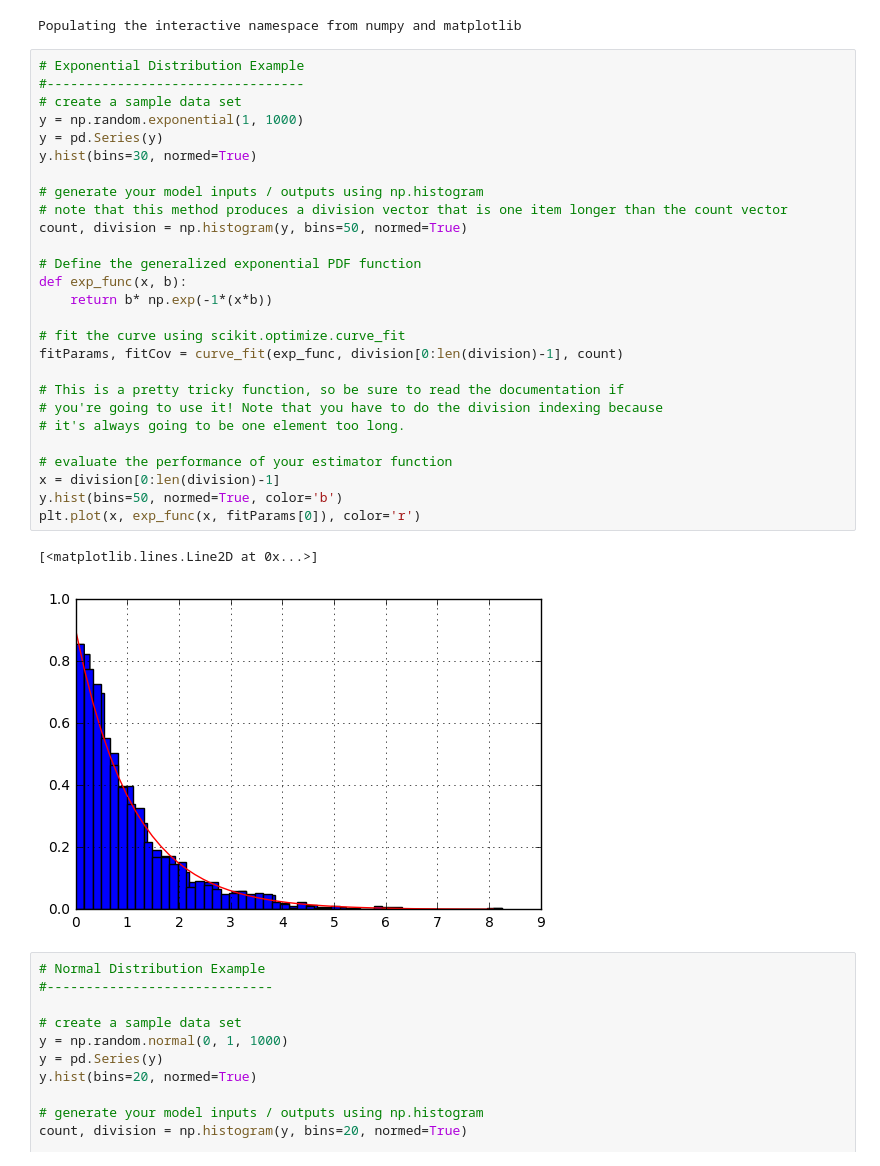
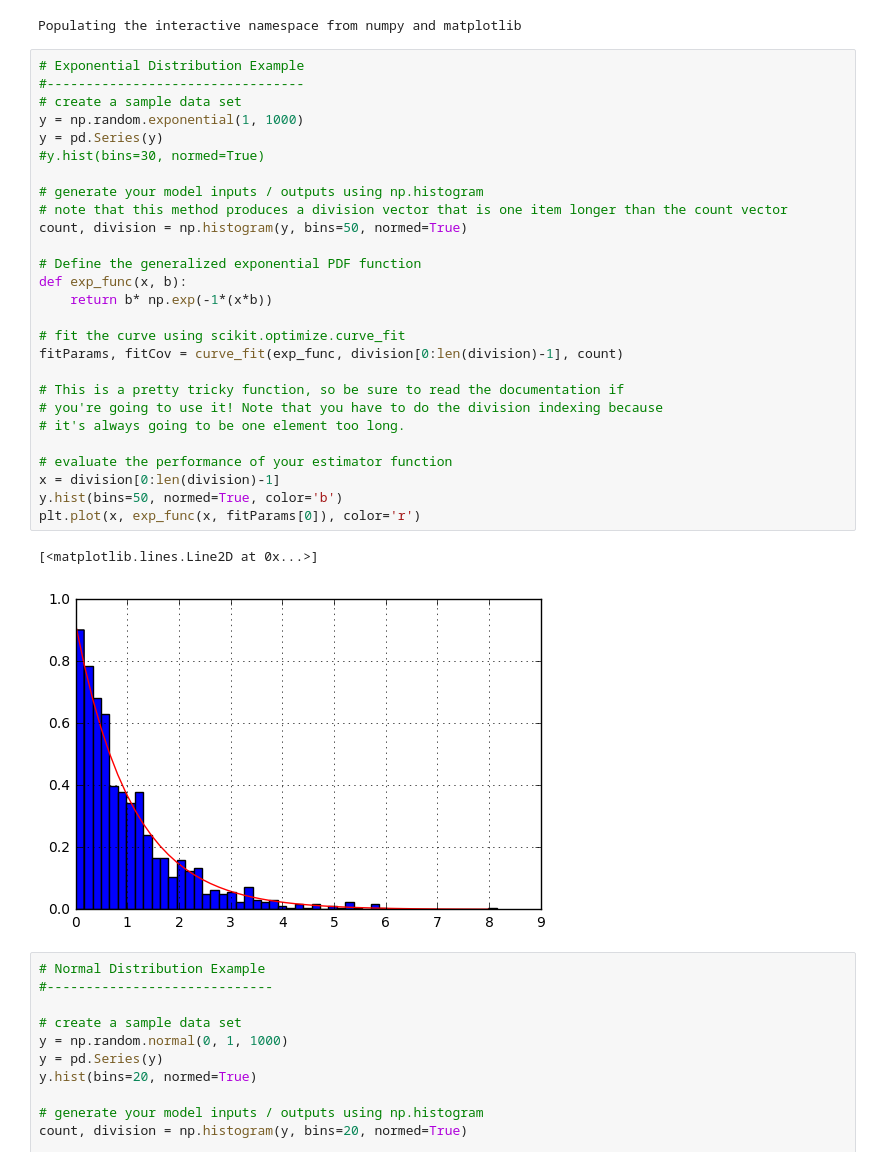
Before and after one commit to zlatankr/Data-Science-Curriculum, a Jupyter notebook: Probability Distributions.ipynb, the cells around one changed output. Cells and saved outputs as stored; diff of their text form.

```diff
--- a/Probability Distributions.ipynb
+++ b/Probability Distributions.ipynb
@@ -153,33 +153,33 @@ Populating the interactive namespace from numpy and matplotlib
 # %%
 # Exponential Distribution Example
 #---------------------------------
 # create a sample data set
 y = np.random.exponential(1, 1000)
 y = pd.Series(y)
-y.hist(bins=30, normed=True)
+#y.hist(bins=30, normed=True)
 
 # generate your model inputs / outputs using np.histogram
 # note that this method produces a division vector that is one item longer than the count vector
 count, division = np.histogram(y, bins=50, normed=True)
 
 # Define the generalized exponential PDF function
 def exp_func(x, b):
     return b* np.exp(-1*(x*b))
 
 # fit the curve using scikit.optimize.curve_fit
 fitParams, fitCov = curve_fit(exp_func, division[0:len(division)-1], count)
 
 # This is a pretty tricky function, so be sure to read the documentation if
 # you're going to use it! Note that you have to do the division indexing because
 # it's always going to be one element too long.
 
 # evaluate the performance of your estimator function
 x = division[0:len(division)-1]
 y.hist(bins=50, normed=True, color='b')
 plt.plot(x, exp_func(x, fitParams[0]), color='r')
 # %% [output]
 [<matplotlib.lines.Line2D at 0x...>]
-[figure, old version]
+[figure, new version]
 # %%
 # Normal Distribution Example
 #-----------------------------
```
Also changed, not shown: 13 other files.
